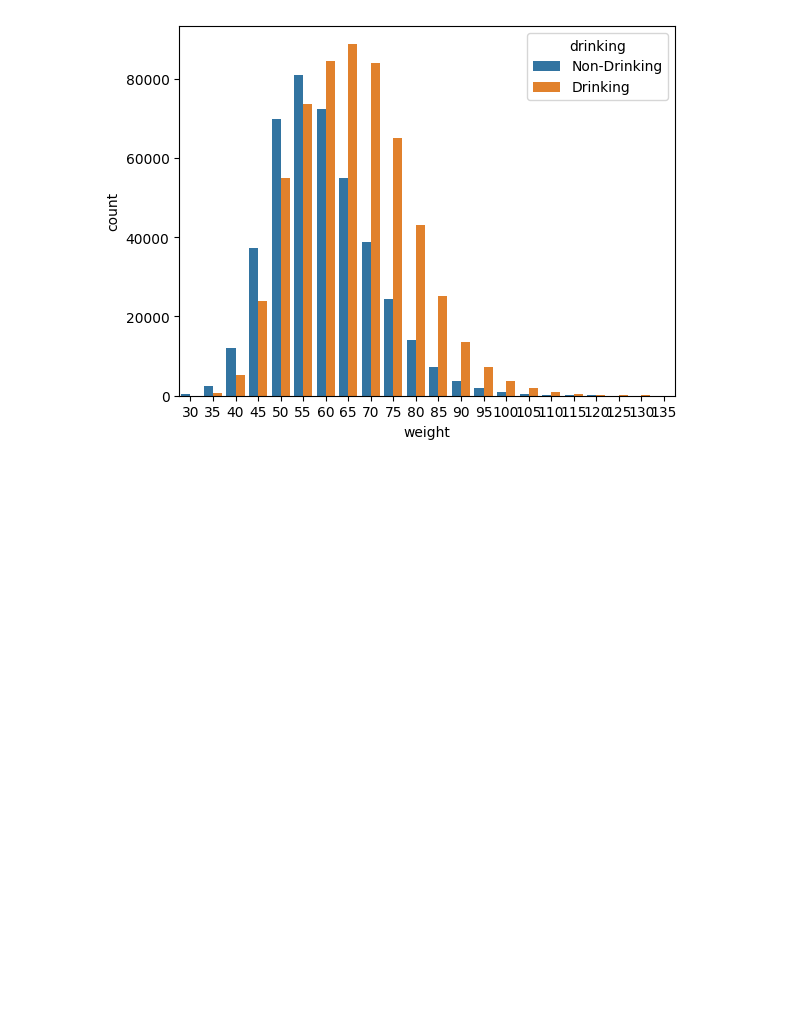
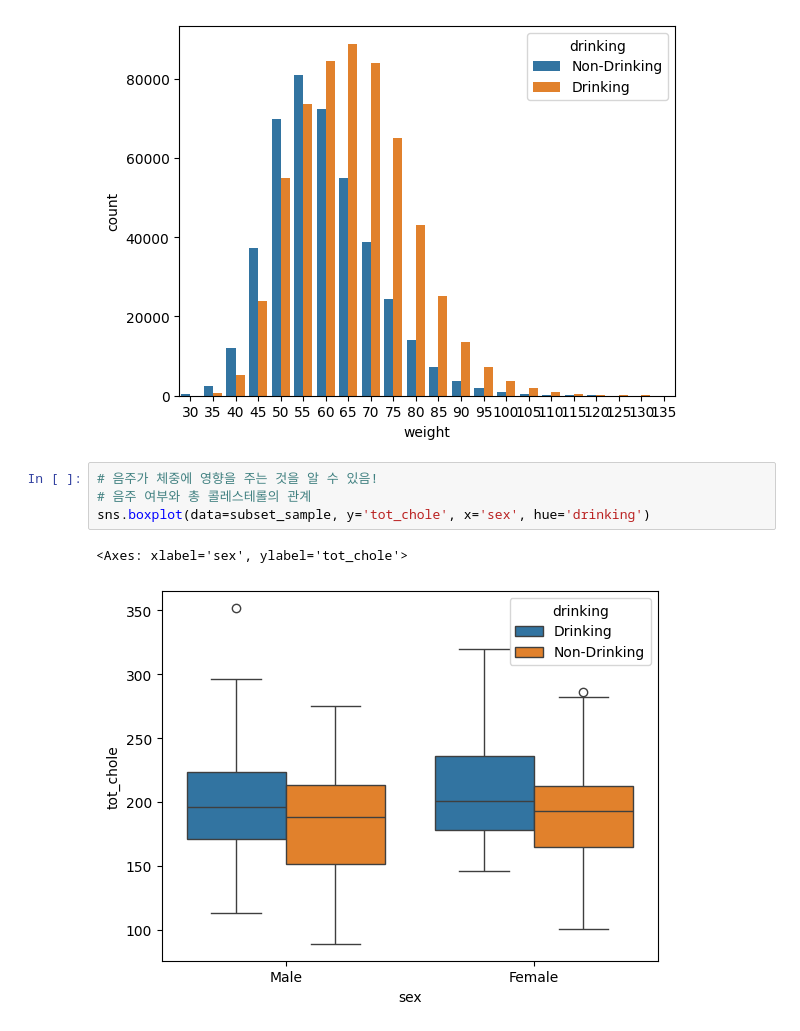
Before and after one commit to layla-focalors/AColab_Github_data_processing, a Jupyter notebook: HealthCare_Anayize.ipynb, the cells around one changed output. Saved outputs shown, nothing was run; the diff lists cells and outputs as text; blank space fills up the shorter version.

Commit message:
Add drinking and tot sts

```diff
--- a/HealthCare_Anayize.ipynb
+++ b/HealthCare_Anayize.ipynb
@@ -890,3 +890,10 @@ sns.countplot(x='weight', hue='drinking', data=subset)
 # %% [output]
 <Axes: xlabel='weight', ylabel='count'>
 [figure]
+# %%
+# 음주가 체중에 영향을 주는 것을 알 수 있음!
+# 음주 여부와 총 콜레스테롤의 관계
+sns.boxplot(data=subset_sample, y='tot_chole', x='sex', hue='drinking')
+# %% [output]
+<Axes: xlabel='sex', ylabel='tot_chole'>
+[figure, added]
```
